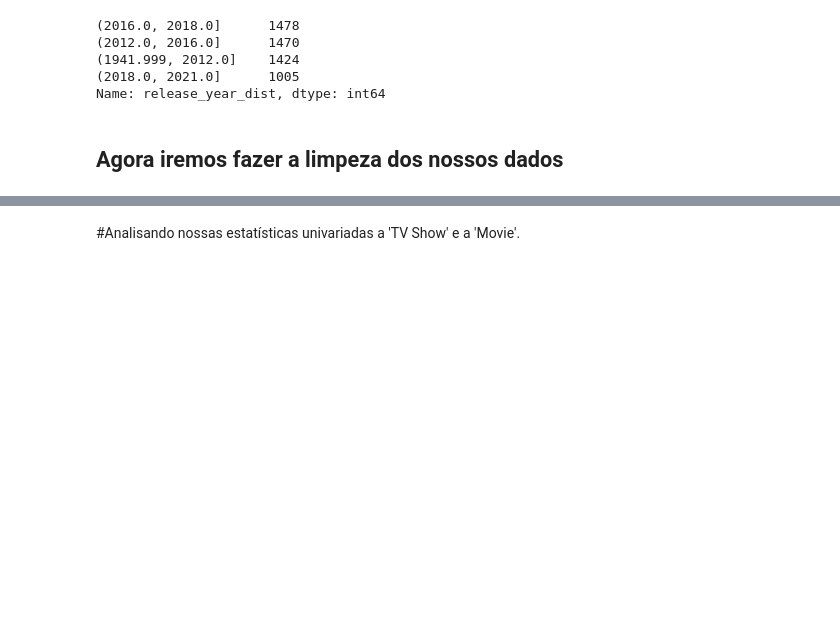
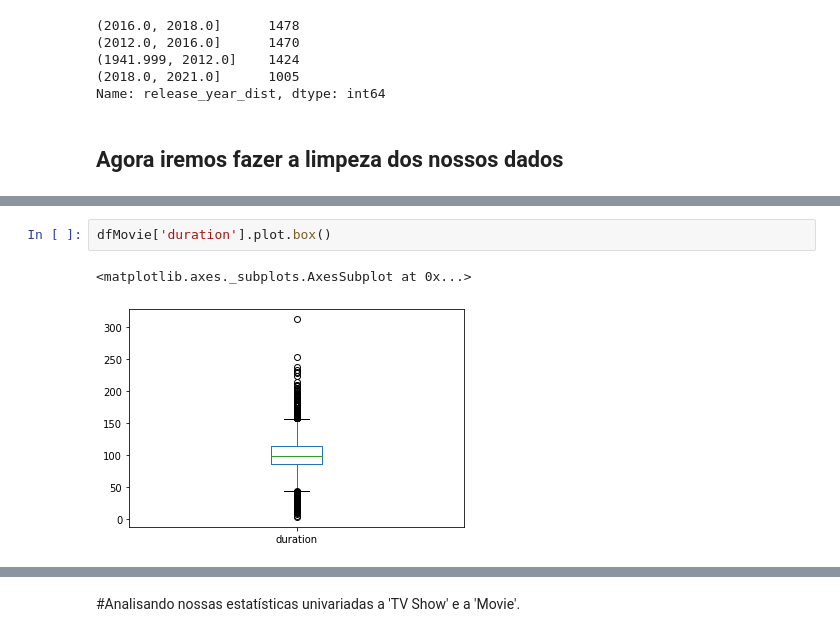
Before and after one commit to danielcti/data-science-project, a Jupyter notebook: dataVisualizationNetflix.ipynb, the cells around one changed output, grey strips where cells are left out. Cells and saved outputs as stored; diff of their text form; blank space fills up the shorter version.

```diff
--- a/dataVisualizationNetflix.ipynb
+++ b/dataVisualizationNetflix.ipynb
@@ -344,0 +380,5 @@ Name: release_year_dist, dtype: int64
+# %%
+dfMovie['duration'].plot.box()
+# %% [output]
+<matplotlib.axes._subplots.AxesSubplot at 0x...>
+[figure, added]
```
Also changed, not shown: parts of 35 cells of this notebook.
